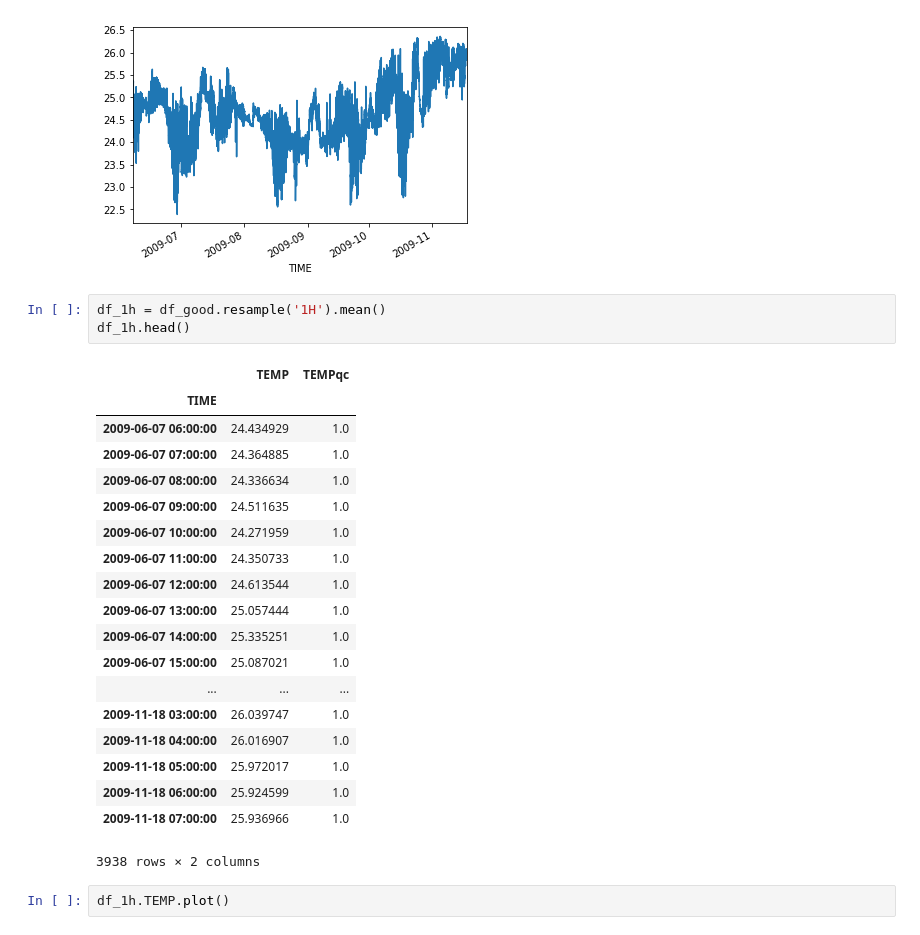
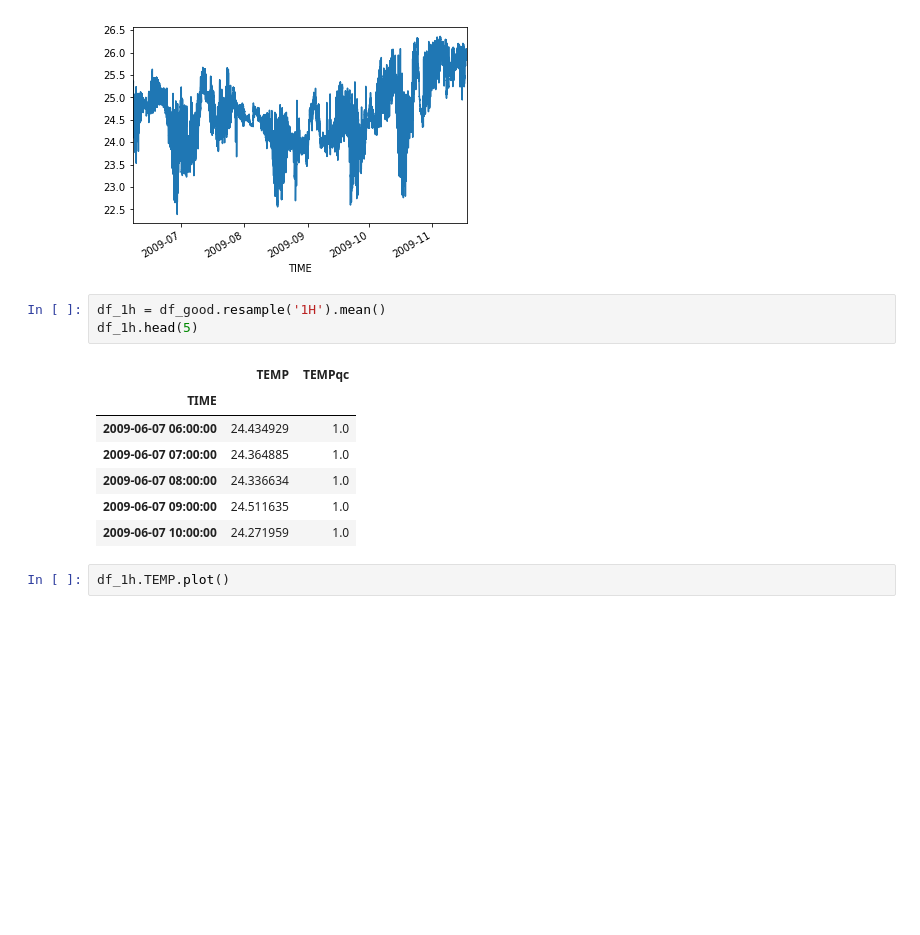
Before and after one commit to diodon/LTSP-tools, a Jupyter notebook: Hourly_demo/LTSP_hourly.ipynb, the cells around one changed output. Saved outputs shown, nothing was run; the diff lists cells and outputs as text; blank space fills up the shorter version.

```diff
--- a/Hourly_demo/LTSP_hourly.ipynb
+++ b/Hourly_demo/LTSP_hourly.ipynb
@@ -301,27 +301,15 @@ df_good.TEMP.plot()
 [figure]
 # %%
 df_1h = df_good.resample('1H').mean()
-df_1h.head()
+df_1h.head(5)
 # %% [output]
 |  | TEMP | TEMPqc |
 | TIME |  |  |
 | 2009-06-07 06:00:00 | 24.434929 | 1.0 |
 | 2009-06-07 07:00:00 | 24.364885 | 1.0 |
 | 2009-06-07 08:00:00 | 24.336634 | 1.0 |
 | 2009-06-07 09:00:00 | 24.511635 | 1.0 |
 | 2009-06-07 10:00:00 | 24.271959 | 1.0 |
-| 2009-06-07 11:00:00 | 24.350733 | 1.0 |
-| 2009-06-07 12:00:00 | 24.613544 | 1.0 |
-| 2009-06-07 13:00:00 | 25.057444 | 1.0 |
-| 2009-06-07 14:00:00 | 25.335251 | 1.0 |
-| 2009-06-07 15:00:00 | 25.087021 | 1.0 |
-| ... | ... | ... |
-| 2009-11-18 03:00:00 | 26.039747 | 1.0 |
-| 2009-11-18 04:00:00 | 26.016907 | 1.0 |
-| 2009-11-18 05:00:00 | 25.972017 | 1.0 |
-| 2009-11-18 06:00:00 | 25.924599 | 1.0 |
-| 2009-11-18 07:00:00 | 25.936966 | 1.0 |
-3938 rows × 2 columns
 # %%
 df_1h.TEMP.plot()
 # %% [output]
```
Also changed, not shown: parts of 2 cells of this notebook.
